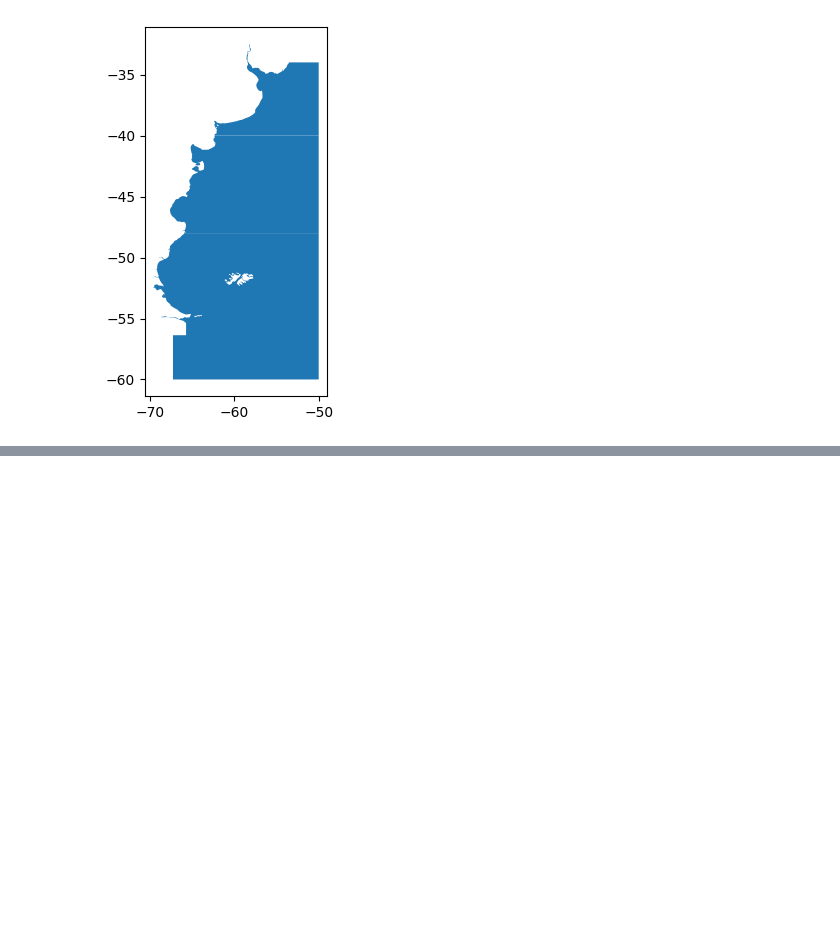
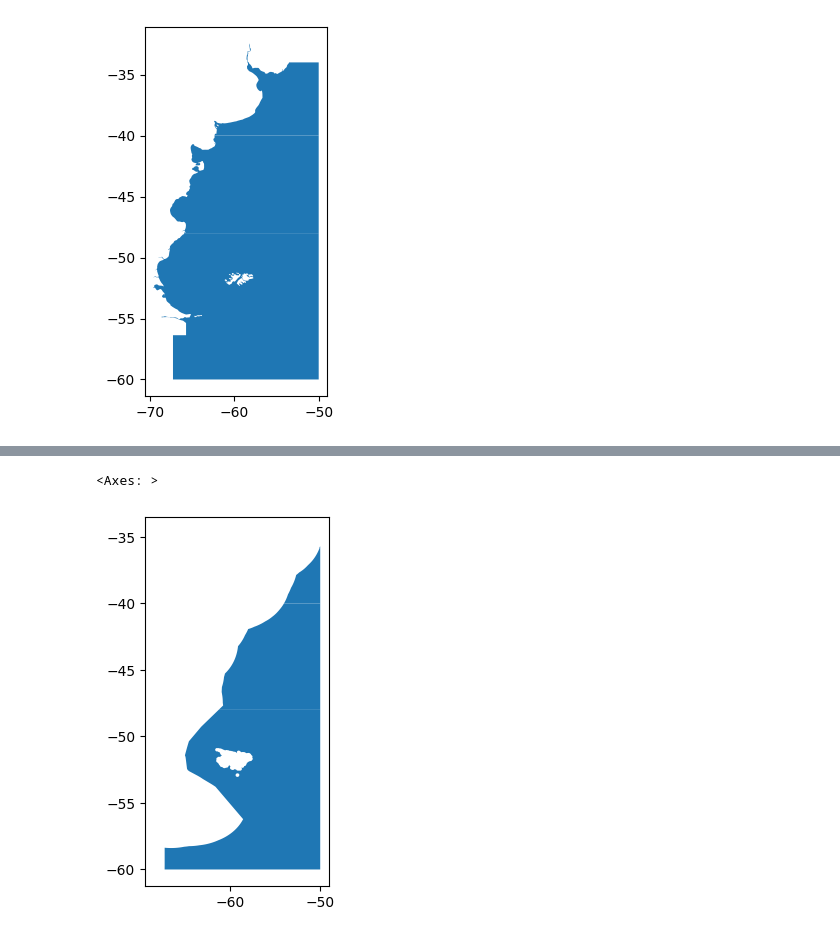
Before and after one commit to rubarriuso/TFM, a Jupyter notebook: prueba_areas_SWA.ipynb, the cells around one changed output, grey strips where cells are left out. Drawn from its saved outputs; the diff is of its cells as text; code cells hidden in the pictures; blank space fills up the shorter version.

```diff
--- a/prueba_areas_SWA.ipynb
+++ b/prueba_areas_SWA.ipynb
@@ -37,5 +45,18 @@ fao_minus_eez.plot()
 land_polygons = gpd.read_file("./resources/OpenStreet_features/land-polygons-complete-4326/land_polygons.shp", bbox=bbox)
 land_clipped = gpd.clip(land_polygons, bbox_geom)
 # %%
-buffer_m = 12 * 1852
-#TODO: hay que añadirle 12nm a la tierra para poder restarla luego a fao_minus_eez
+buffer_m = 12 * 1852 #12 millas nauticas, no queremos aguas territoriales
+land_buffer = (land_clipped
+               .to_crs(epsg=3857)            # metric for buffering
+               .geometry
+               .buffer(buffer_m))            # buffer in meters
+
+land_buffer_gdf = gpd.GeoDataFrame(geometry=land_buffer, crs="EPSG:3857").to_crs(epsg=4326) #le aplicamos el buffer y lo conertimos de nuevo a WGS84
+# %%
+
+available_fishing_area = gpd.overlay(fao_minus_eez, land_buffer_gdf, how='difference') #area disponible para pesca internacional
+# %%
+available_fishing_area.plot()
+# %% [output]
+<Axes: >
+[figure, added]
```
Also changed, not shown: parts of 2 cells of this notebook, 2 other files.
